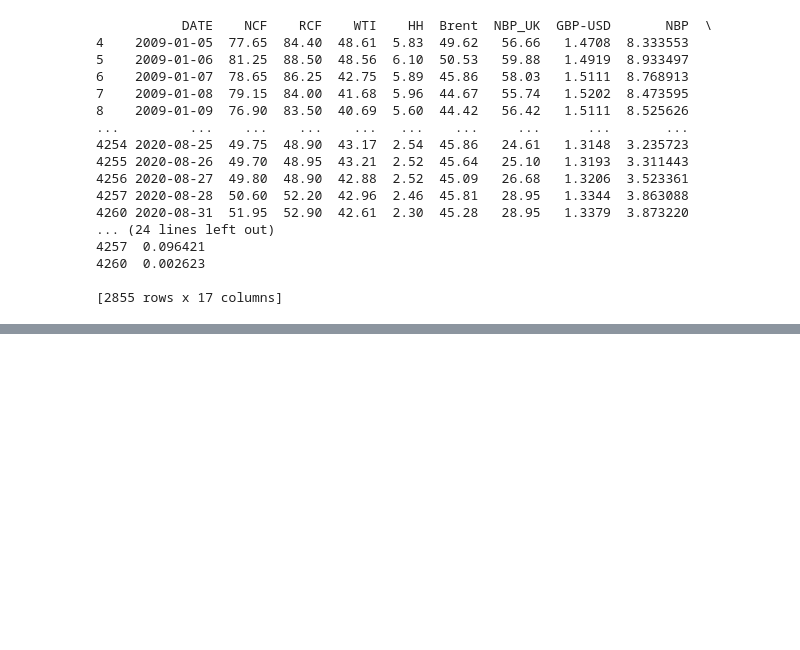
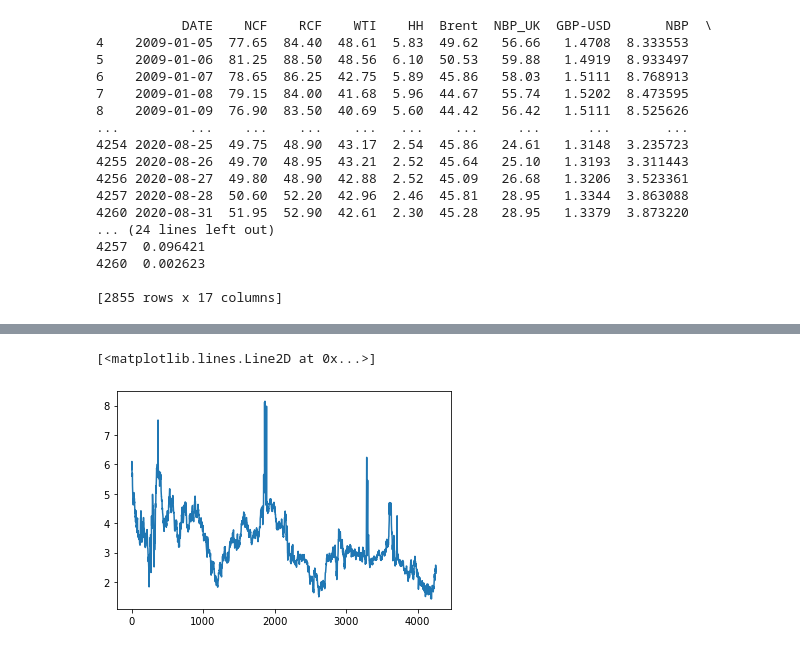
Before and after one commit to joe-ascroft/phd, a Jupyter notebook: Markov-switching-univariate.ipynb, the cells around one changed output, grey strips where cells are left out. Drawn from its saved outputs; the diff is of its cells as text; code cells hidden in the pictures; blank space fills up the shorter version.

```diff
--- a/Markov-switching-univariate.ipynb
+++ b/Markov-switching-univariate.ipynb
@@ -102,0 +106,5 @@ res_mod.filtered_marginal_probabilities[2].plot(
+# %%
+plt.plot(df["HH"])
+# %% [output]
+[<matplotlib.lines.Line2D at 0x...>]
+[figure, added]
```
Also changed, not shown: parts of 2 cells of this notebook, 3 other files.
